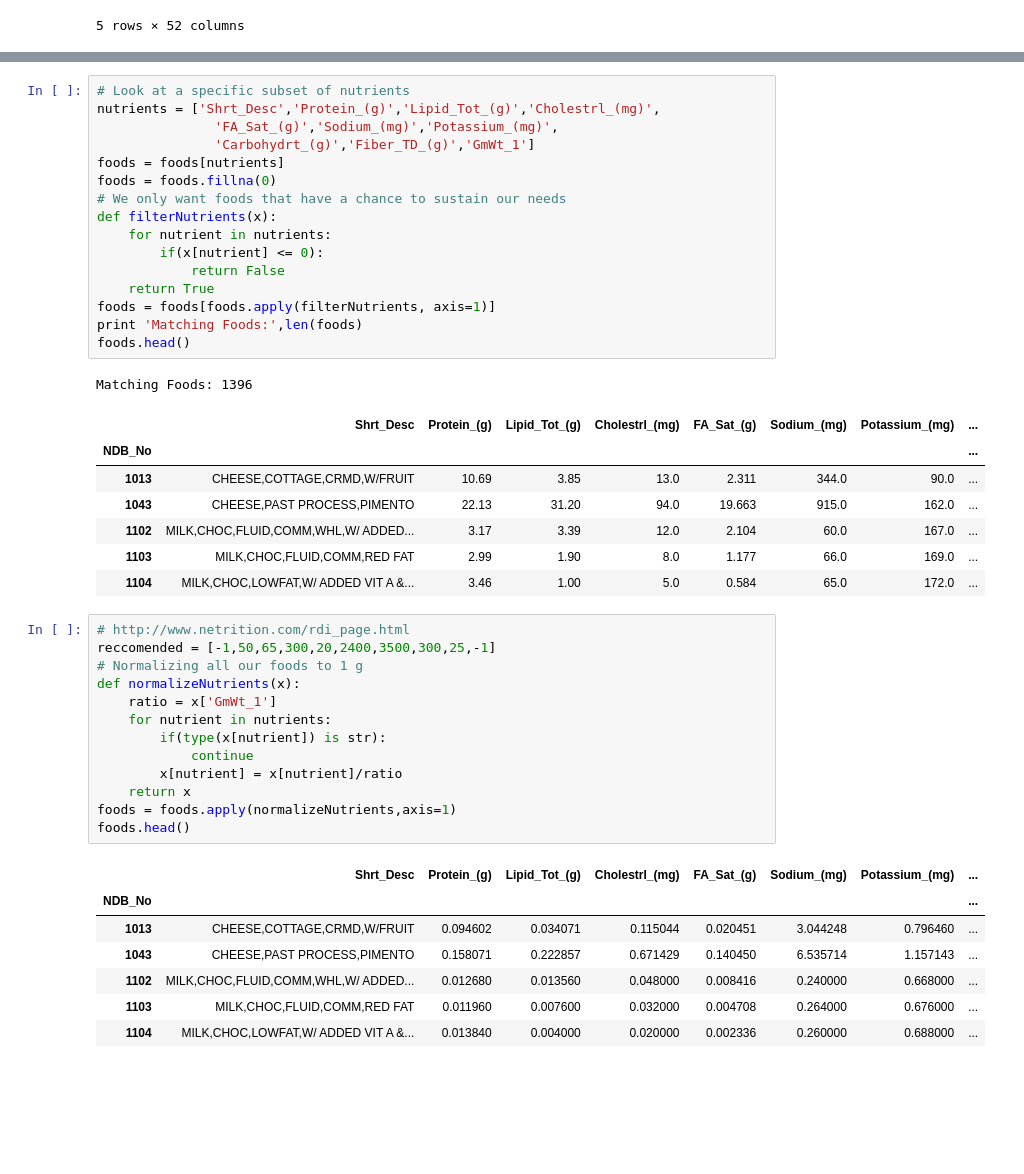
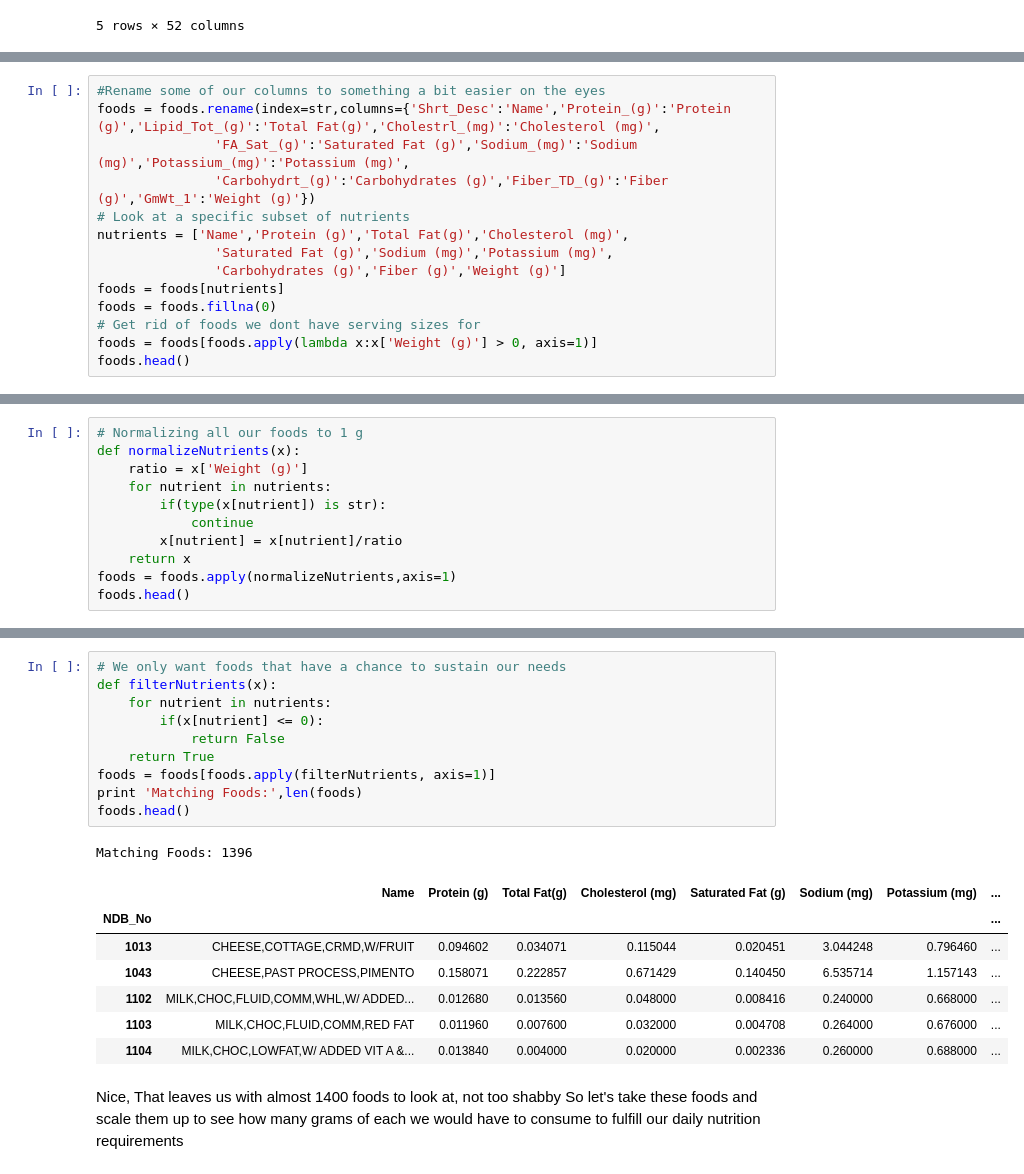
Before and after one commit to jaideng123/FoodDude, a Jupyter notebook: Food Dude.ipynb, the cells around one changed output, grey strips where cells are left out. Saved outputs shown, nothing was run; the diff lists cells and outputs as text; blank space fills up the shorter version.

```diff
--- a/Food Dude.ipynb
+++ b/Food Dude.ipynb
@@ -19,0 +26,14 @@ foods.head()
+# %%
+#Rename some of our columns to something a bit easier on the eyes
+foods = foods.rename(index=str,columns={'Shrt_Desc':'Name','Protein_(g)':'Protein (g)','Lipid_Tot_(g)':'Total Fat(g)','Cholestrl_(mg)':'Cholesterol (mg)',
+               'FA_Sat_(g)':'Saturated Fat (g)','Sodium_(mg)':'Sodium (mg)','Potassium_(mg)':'Potassium (mg)',
+               'Carbohydrt_(g)':'Carbohydrates (g)','Fiber_TD_(g)':'Fiber (g)','GmWt_1':'Weight (g)'})
+# Look at a specific subset of nutrients
+nutrients = ['Name','Protein (g)','Total Fat(g)','Cholesterol (mg)',
+               'Saturated Fat (g)','Sodium (mg)','Potassium (mg)',
+               'Carbohydrates (g)','Fiber (g)','Weight (g)']
+foods = foods[nutrients]
+foods = foods.fillna(0)
+# Get rid of foods we dont have serving sizes for
+foods = foods[foods.apply(lambda x:x['Weight (g)'] > 0, axis=1)]
+foods.head()
@@ -19,0 +50,11 @@ foods.head()
+# %%
+# Normalizing all our foods to 1 g
+def normalizeNutrients(x):
+    ratio = x['Weight (g)']
+    for nutrient in nutrients:
+        if(type(x[nutrient]) is str):
+            continue
+        x[nutrient] = x[nutrient]/ratio
+    return x
+foods = foods.apply(normalizeNutrients,axis=1)
+foods.head()
@@ -20,49 +74,25 @@ foods.head()
 # %%
-# Look at a specific subset of nutrients
-nutrients = ['Shrt_Desc','Protein_(g)','Lipid_Tot_(g)','Cholestrl_(mg)',
-               'FA_Sat_(g)','Sodium_(mg)','Potassium_(mg)',
-               'Carbohydrt_(g)','Fiber_TD_(g)','GmWt_1']
-foods = foods[nutrients]
-foods = foods.fillna(0)
 # We only want foods that have a chance to sustain our needs
 def filterNutrients(x):
     for nutrient in nutrients:
         if(x[nutrient] <= 0):
             return False
     return True
 foods = foods[foods.apply(filterNutrients, axis=1)]
 print 'Matching Foods:',len(foods)
 foods.head()
 # %% [output]
 Matching Foods: 1396
-|  | Shrt_Desc | Protein_(g) | Lipid_Tot_(g) | Cholestrl_(mg) | FA_Sat_(g) | Sodium_(mg) | Potassium_(mg) | ... |
+|  | Name | Protein (g) | Total Fat(g) | Cholesterol (mg) | Saturated Fat (g) | Sodium (mg) | Potassium (mg) | ... |
 | NDB_No |  |  |  |  |  |  |  | ... |
-| 1013 | CHEESE,COTTAGE,CRMD,W/FRUIT | 10.69 | 3.85 | 13.0 | 2.311 | 344.0 | 90.0 | ... |
-| 1043 | CHEESE,PAST PROCESS,PIMENTO | 22.13 | 31.20 | 94.0 | 19.663 | 915.0 | 162.0 | ... |
-| 1102 | MILK,CHOC,FLUID,COMM,WHL,W/ ADDED... | 3.17 | 3.39 | 12.0 | 2.104 | 60.0 | 167.0 | ... |
-| 1103 | MILK,CHOC,FLUID,COMM,RED FAT | 2.99 | 1.90 | 8.0 | 1.177 | 66.0 | 169.0 | ... |
-| 1104 | MILK,CHOC,LOWFAT,W/ ADDED VIT A &... | 3.46 | 1.00 | 5.0 | 0.584 | 65.0 | 172.0 | ... |
+| 1013 | CHEESE,COTTAGE,CRMD,W/FRUIT | 0.094602 | 0.034071 | 0.115044 | 0.020451 | 3.044248 | 0.796460 | ... |
+| 1043 | CHEESE,PAST PROCESS,PIMENTO | 0.158071 | 0.222857 | 0.671429 | 0.140450 | 6.535714 | 1.157143 | ... |
+| 1102 | MILK,CHOC,FLUID,COMM,WHL,W/ ADDED... | 0.012680 | 0.013560 | 0.048000 | 0.008416 | 0.240000 | 0.668000 | ... |
+| 1103 | MILK,CHOC,FLUID,COMM,RED FAT | 0.011960 | 0.007600 | 0.032000 | 0.004708 | 0.264000 | 0.676000 | ... |
+| 1104 | MILK,CHOC,LOWFAT,W/ ADDED VIT A &... | 0.013840 | 0.004000 | 0.020000 | 0.002336 | 0.260000 | 0.688000 | ... |
-# %%
-# http://www.netrition.com/rdi_page.html
-reccomended = [-1,50,65,300,20,2400,3500,300,25,-1]
-# Normalizing all our foods to 1 g
-def normalizeNutrients(x):
-    ratio = x['GmWt_1']
-    for nutrient in nutrients:
-        if(type(x[nutrient]) is str):
-            continue
-        x[nutrient] = x[nutrient]/ratio
-    return x
-foods = foods.apply(normalizeNutrients,axis=1)
-foods.head()
-# %% [output]
-|  | Shrt_Desc | Protein_(g) | Lipid_Tot_(g) | Cholestrl_(mg) | FA_Sat_(g) | Sodium_(mg) | Potassium_(mg) | ... |
-| NDB_No |  |  |  |  |  |  |  | ... |
-| 1013 | CHEESE,COTTAGE,CRMD,W/FRUIT | 0.094602 | 0.034071 | 0.115044 | 0.020451 | 3.044248 | 0.796460 | ... |
-| 1043 | CHEESE,PAST PROCESS,PIMENTO | 0.158071 | 0.222857 | 0.671429 | 0.140450 | 6.535714 | 1.157143 | ... |
-| 1102 | MILK,CHOC,FLUID,COMM,WHL,W/ ADDED... | 0.012680 | 0.013560 | 0.048000 | 0.008416 | 0.240000 | 0.668000 | ... |
-| 1103 | MILK,CHOC,FLUID,COMM,RED FAT | 0.011960 | 0.007600 | 0.032000 | 0.004708 | 0.264000 | 0.676000 | ... |
-| 1104 | MILK,CHOC,LOWFAT,W/ ADDED VIT A &... | 0.013840 | 0.004000 | 0.020000 | 0.002336 | 0.260000 | 0.688000 | ... |
+# %% [markdown]
+Nice, That leaves us with almost 1400 foods to look at, not too shabby
+So let's take these foods and scale them up to see how many grams of each we would have to consume to fulfill our daily nutrition requirements
 # %%
 # http://www.netrition.com/rdi_page.html
 recommended = [-1,50,65,300,20,2400,3500,300,25,-1]
```
Also changed, not shown: parts of 9 cells of this notebook, 1 other file.
